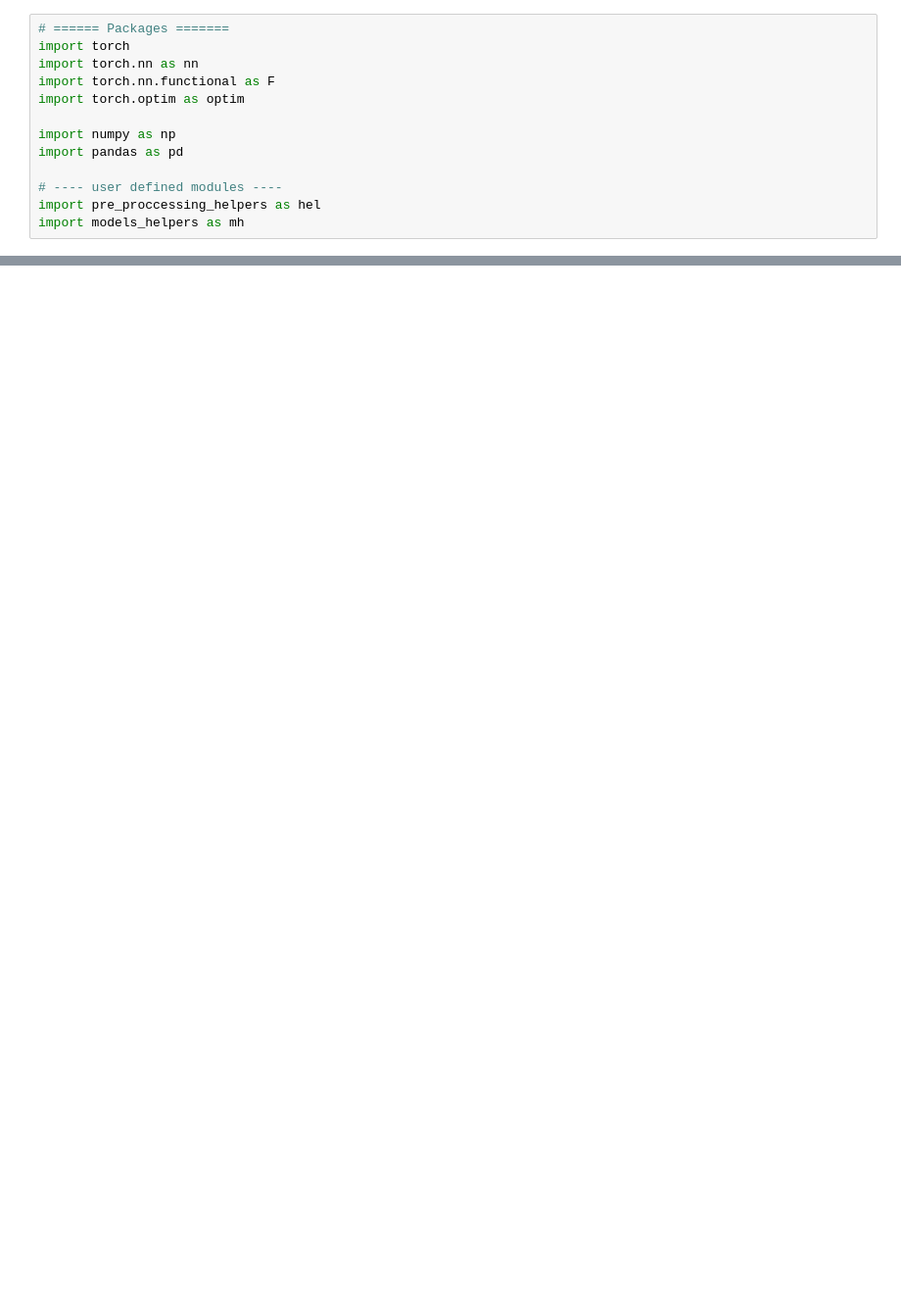
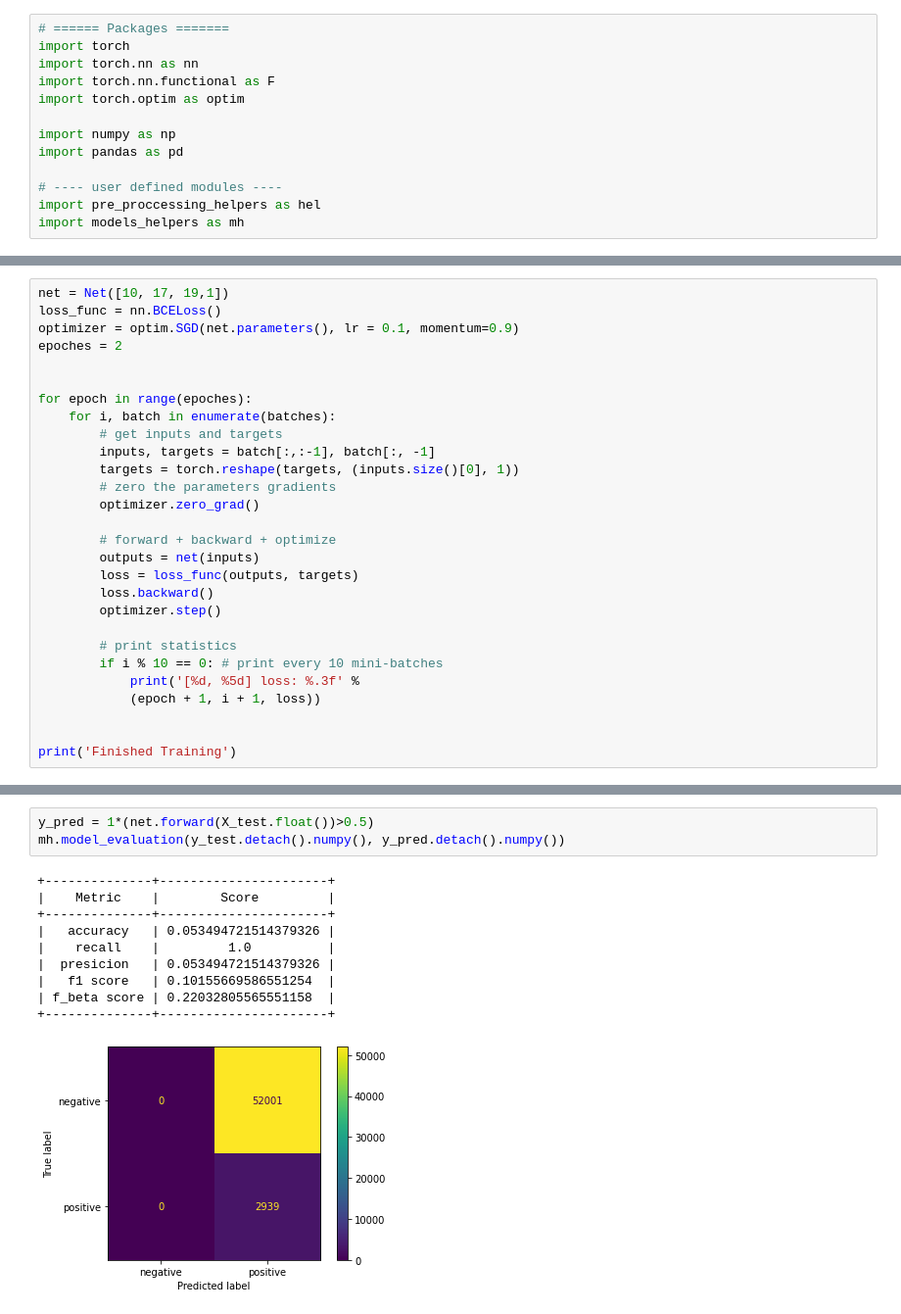
Before and after one commit to NirLalum/corona-diagnosis, a Jupyter notebook: dnn.ipynb, the cells around one changed output, grey strips where cells are left out. Shown at 98% size. Drawn from its saved outputs; the diff is of its cells as text; blank space fills up the shorter version.

```diff
--- a/dnn.ipynb
+++ b/dnn.ipynb
@@ -53,0 +83,28 @@ for input, target in zip(X_train, y_train):
+# %%
+net = Net([10, 17, 19,1])
+loss_func = nn.BCELoss()
+optimizer = optim.SGD(net.parameters(), lr = 0.1, momentum=0.9)
+epoches = 2
+
+
+for epoch in range(epoches):
+    for i, batch in enumerate(batches):
+        # get inputs and targets
+        inputs, targets = batch[:,:-1], batch[:, -1]
+        targets = torch.reshape(targets, (inputs.size()[0], 1))
+        # zero the parameters gradients
+        optimizer.zero_grad()
+
+        # forward + backward + optimize
+        outputs = net(inputs)
+        loss = loss_func(outputs, targets)
+        loss.backward()
+        optimizer.step()
+
+        # print statistics
+        if i % 10 == 0: # print every 10 mini-batches
+            print('[%d, %5d] loss: %.3f' %
+            (epoch + 1, i + 1, loss))
+
+
+print('Finished Training')
@@ -53,0 +129,14 @@ for input, target in zip(X_train, y_train):
+# %%
+y_pred = 1*(net.forward(X_test.float())>0.5)
+mh.model_evaluation(y_test.detach().numpy(), y_pred.detach().numpy())
+# %% [output]
++--------------+----------------------+
+|    Metric    |        Score         |
++--------------+----------------------+
+|   accuracy   | 0.053494721514379326 |
+|    recall    |         1.0          |
+|  presicion   | 0.053494721514379326 |
+|   f1 score   | 0.10155669586551254  |
+| f_beta score | 0.22032805565551158  |
++--------------+----------------------+
+[figure, added]
```
Also changed, not shown: parts of 10 cells of this notebook.
